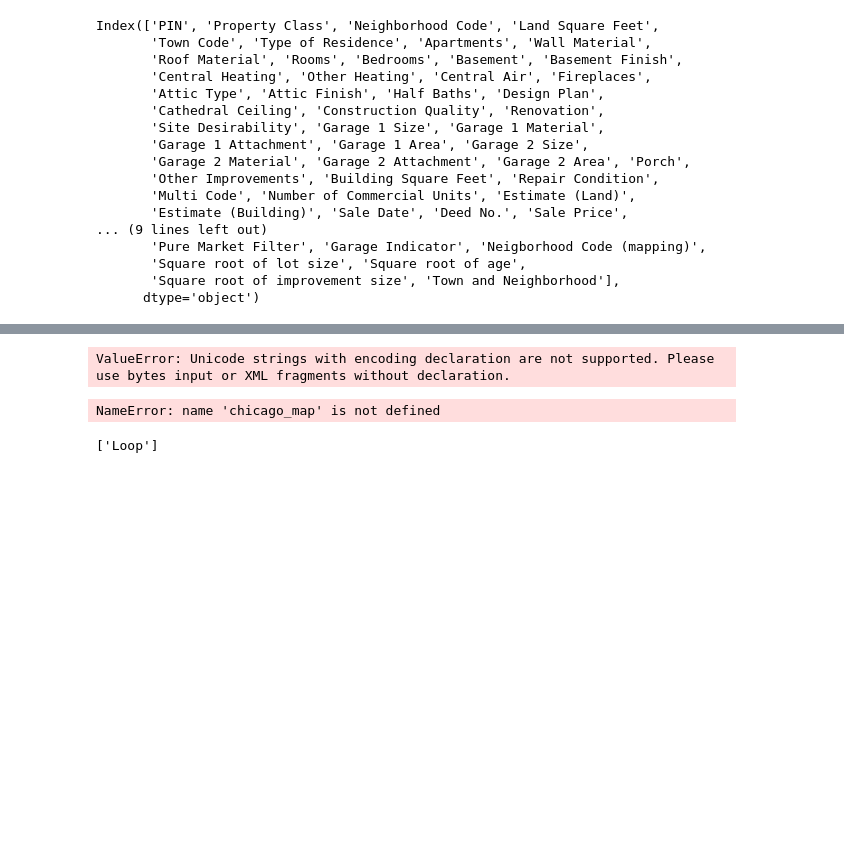
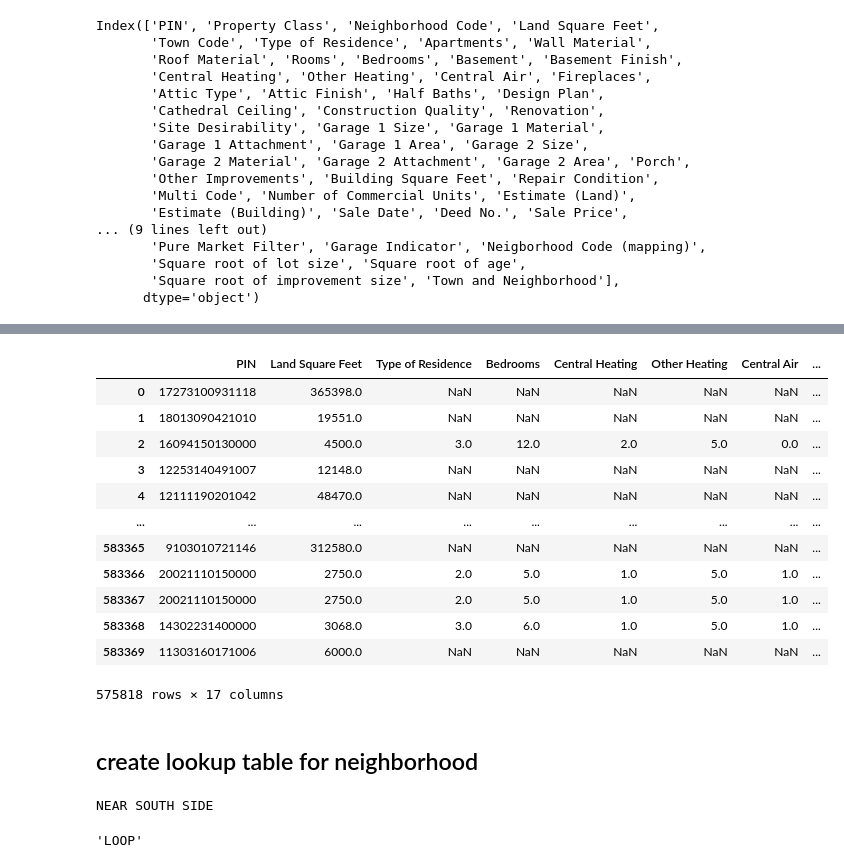
Before and after one commit to mpiraino/Chicago-Housing-Project, a Jupyter notebook: exploratory_analysis/CookCountyHousingData.ipynb, the cells around one changed output, grey strips where cells are left out. Saved outputs shown, nothing was run; the diff lists cells and outputs as text; code cells hidden in the pictures; blank space fills up the shorter version.

```diff
--- a/exploratory_analysis/CookCountyHousingData.ipynb
+++ b/exploratory_analysis/CookCountyHousingData.ipynb
@@ -171,16 +43,36 @@ def test_nyc_zillow():
-# %%
-test_chicago_city()
-# %% [output]
-ValueError: Unicode strings with encoding declaration are not supported. Please use bytes input or XML fragments without declaration.
-# %%
-chicago_map.get_neighborhoods(41.927299, -87.646270)
-# %% [output]
-NameError: name 'chicago_map' is not defined
-# %%
-import neighborhoodize
-
-hood_map = neighborhoodize.NeighborhoodMap(neighborhoodize.zillow.ILLINOIS)
-
-hood_map.get_neighborhoods(41.879617, -87.633463)
-# %% [output]
-['Loop']
+# %%
+house_data = data[['PIN',\
+      'Land Square Feet',\
+      'Type of Residence',\
+      'Bedrooms', \
+      'Central Heating',\
+      'Other Heating',\
+      'Central Air', \
+      'Fireplaces',\
+     'Sale Date', \
+    'Sale Year',\
+     'Sale Price',\
+      'Longitude', \
+      'Latitude', \
+      'Census Tract', \
+        'Full Baths', \
+        'Age',\
+    'Half Baths']]
+# %%
+house_data= house_data.loc[house_data['Latitude'].notna() & house_data['Longitude'].notna()]
+# %%
+house_data
+# %% [output]
+|  | PIN | Land Square Feet | Type of Residence | Bedrooms | Central Heating | Other Heating | Central Air | ... |
+| 0 | 17273100931118 | 365398.0 | NaN | NaN | NaN | NaN | NaN | ... |
+| 1 | 18013090421010 | 19551.0 | NaN | NaN | NaN | NaN | NaN | ... |
+| 2 | 16094150130000 | 4500.0 | 3.0 | 12.0 | 2.0 | 5.0 | 0.0 | ... |
+| 3 | 12253140491007 | 12148.0 | NaN | NaN | NaN | NaN | NaN | ... |
+| 4 | 12111190201042 | 48470.0 | NaN | NaN | NaN | NaN | NaN | ... |
+| ... | ... | ... | ... | ... | ... | ... | ... | ... |
+| 583365 | 9103010721146 | 312580.0 | NaN | NaN | NaN | NaN | NaN | ... |
+| 583366 | 20021110150000 | 2750.0 | 2.0 | 5.0 | 1.0 | 5.0 | 1.0 | ... |
+| 583367 | 20021110150000 | 2750.0 | 2.0 | 5.0 | 1.0 | 5.0 | 1.0 | ... |
+| 583368 | 14302231400000 | 3068.0 | 3.0 | 6.0 | 1.0 | 5.0 | 1.0 | ... |
+| 583369 | 11303160171006 | 6000.0 | NaN | NaN | NaN | NaN | NaN | ... |
+575818 rows × 17 columns
@@ -186,0 +81,2 @@ hood_map.get_neighborhoods(41.879617, -87.633463)
+# %% [markdown]
+## create lookup table for neighborhood
@@ -186,0 +178,14 @@ hood_map.get_neighborhoods(41.879617, -87.633463)
+# %%
+all_neighborhoods = get_all_neighborhoods()
+
+test_long = -87.624069
+test_lat = 41.862889
+
+neighborhood = find_neighborhood(test_long,test_lat,all_neighborhoods)
+print(neighborhood)
+# %% [output]
+NEAR SOUTH SIDE
+# %%
+find_neighborhood(-87.633463,41.879617, all_neighborhoods)
+# %% [output]
+'LOOP'
```
Also changed, not shown: parts of 42 cells of this notebook, 1 other file.
